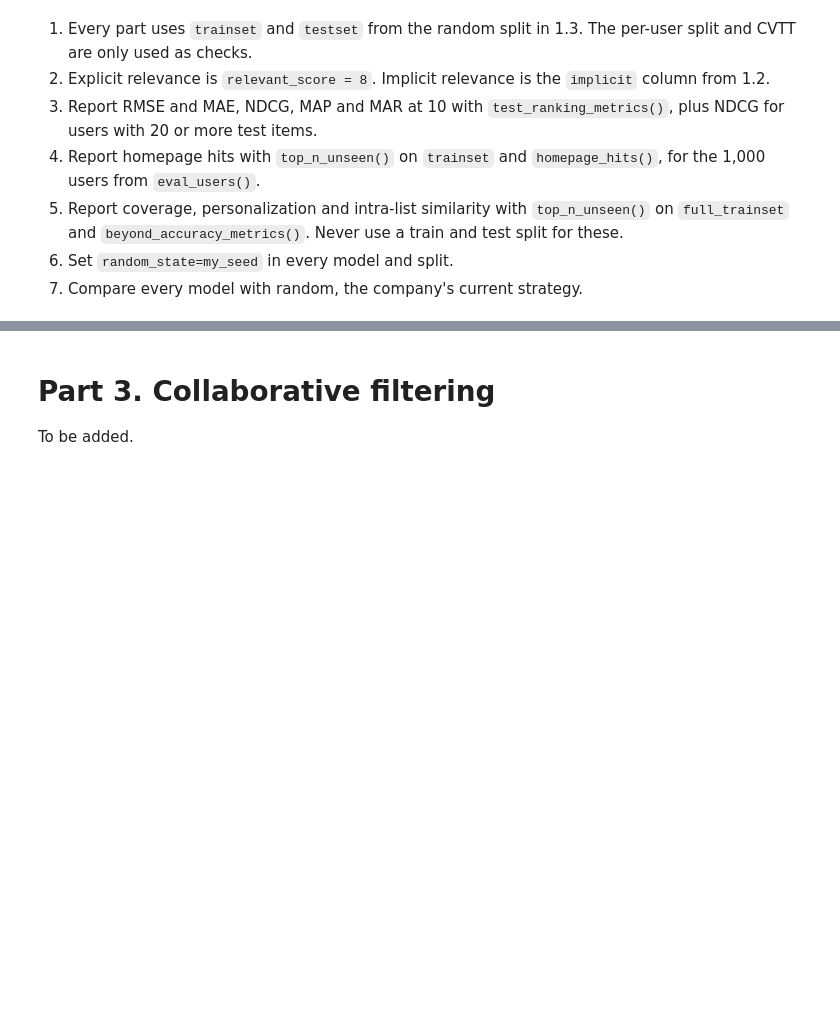
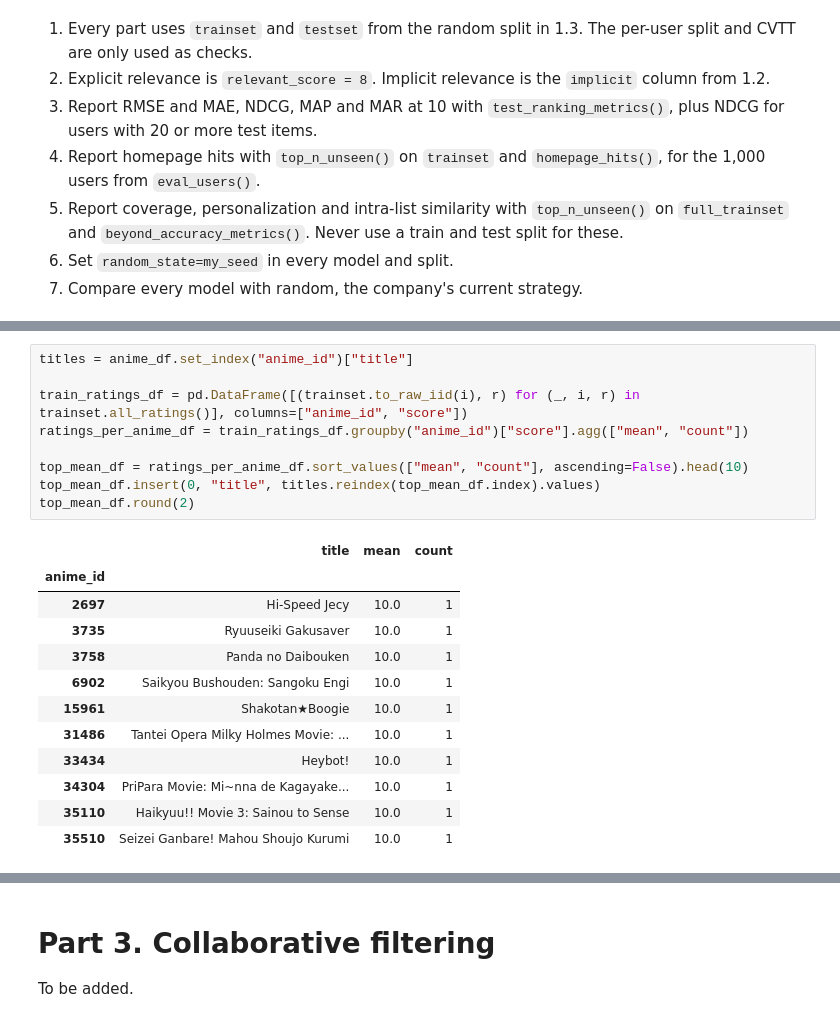
Before and after one commit to estellearnander/recsys_group_project, a Jupyter notebook: notebooks/03_recommenders.ipynb, the cells around one changed output, grey strips where cells are left out. Cells and saved outputs as stored; diff of their text form; blank space fills up the shorter version.

```diff
--- a/notebooks/03_recommenders.ipynb
+++ b/notebooks/03_recommenders.ipynb
@@ -410,0 +430,22 @@ To be added.
+# %%
+titles = anime_df.set_index("anime_id")["title"]
+
+train_ratings_df = pd.DataFrame([(trainset.to_raw_iid(i), r) for (_, i, r) in trainset.all_ratings()], columns=["anime_id", "score"])
+ratings_per_anime_df = train_ratings_df.groupby("anime_id")["score"].agg(["mean", "count"])
+
+top_mean_df = ratings_per_anime_df.sort_values(["mean", "count"], ascending=False).head(10)
+top_mean_df.insert(0, "title", titles.reindex(top_mean_df.index).values)
+top_mean_df.round(2)
+# %% [output]
+|  | title | mean | count |
+| anime_id |  |  |  |
+| 2697 | Hi-Speed Jecy | 10.0 | 1 |
+| 3735 | Ryuuseiki Gakusaver | 10.0 | 1 |
+| 3758 | Panda no Daibouken | 10.0 | 1 |
+| 6902 | Saikyou Bushouden: Sangoku Engi | 10.0 | 1 |
+| 15961 | Shakotan★Boogie | 10.0 | 1 |
+| 31486 | Tantei Opera Milky Holmes Movie: ... | 10.0 | 1 |
+| 33434 | Heybot! | 10.0 | 1 |
+| 34304 | PriPara Movie: Mi~nna de Kagayake... | 10.0 | 1 |
+| 35110 | Haikyuu!! Movie 3: Sainou to Sense | 10.0 | 1 |
+| 35510 | Seizei Ganbare! Mahou Shoujo Kurumi | 10.0 | 1 |
```
Also changed, not shown: parts of 27 cells of this notebook, 3 other files.
